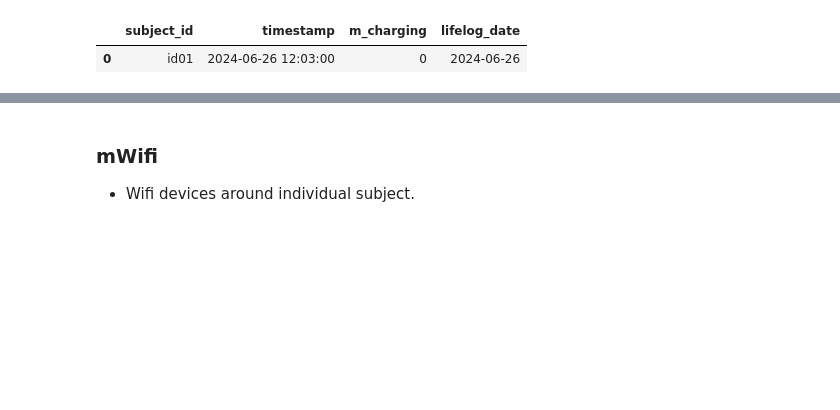
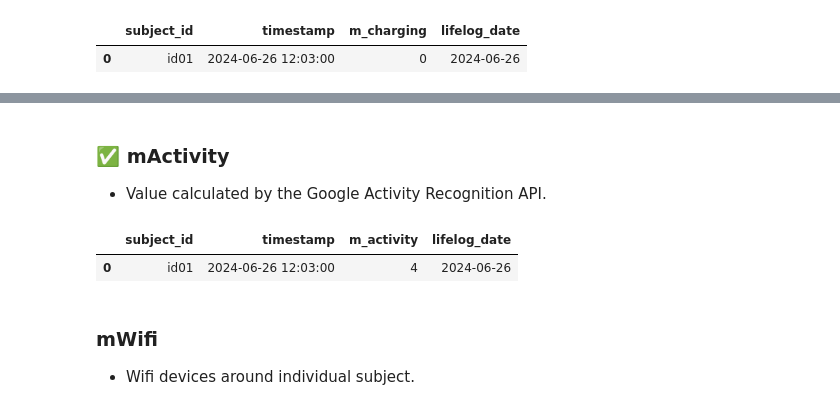
Before and after one commit to jacobgreen4477/Construction-Equipment-Oil-Condition-Classification-AI-Competition, a Jupyter notebook: ETRI_v1_0_0.ipynb, the cells around one changed output, grey strips where cells are left out. Drawn from its saved outputs; the diff is of its cells as text; code cells hidden in the pictures; blank space fills up the shorter version.

```diff
--- a/ETRI_v1_0_0.ipynb
+++ b/ETRI_v1_0_0.ipynb
@@ -377,3 +432,12 @@ ch2025_mACStatus.head(1)
+# %% [markdown]
+### ✅ mActivity
+- Value calculated by the Google Activity Recognition API.
+# %%
+ch2025_mActivity['lifelog_date'] = ch2025_mActivity['timestamp'].astype(str).str[:10]
+ch2025_mActivity.head(1)
+# %% [output]
+|  | subject_id | timestamp | m_activity | lifelog_date |
+| 0 | id01 | 2024-06-26 12:03:00 | 4 | 2024-06-26 |
 # %% [markdown]
 ### mWifi
 - Wifi devices around individual subject.
```
Also changed, not shown: parts of 2 cells of this notebook.
